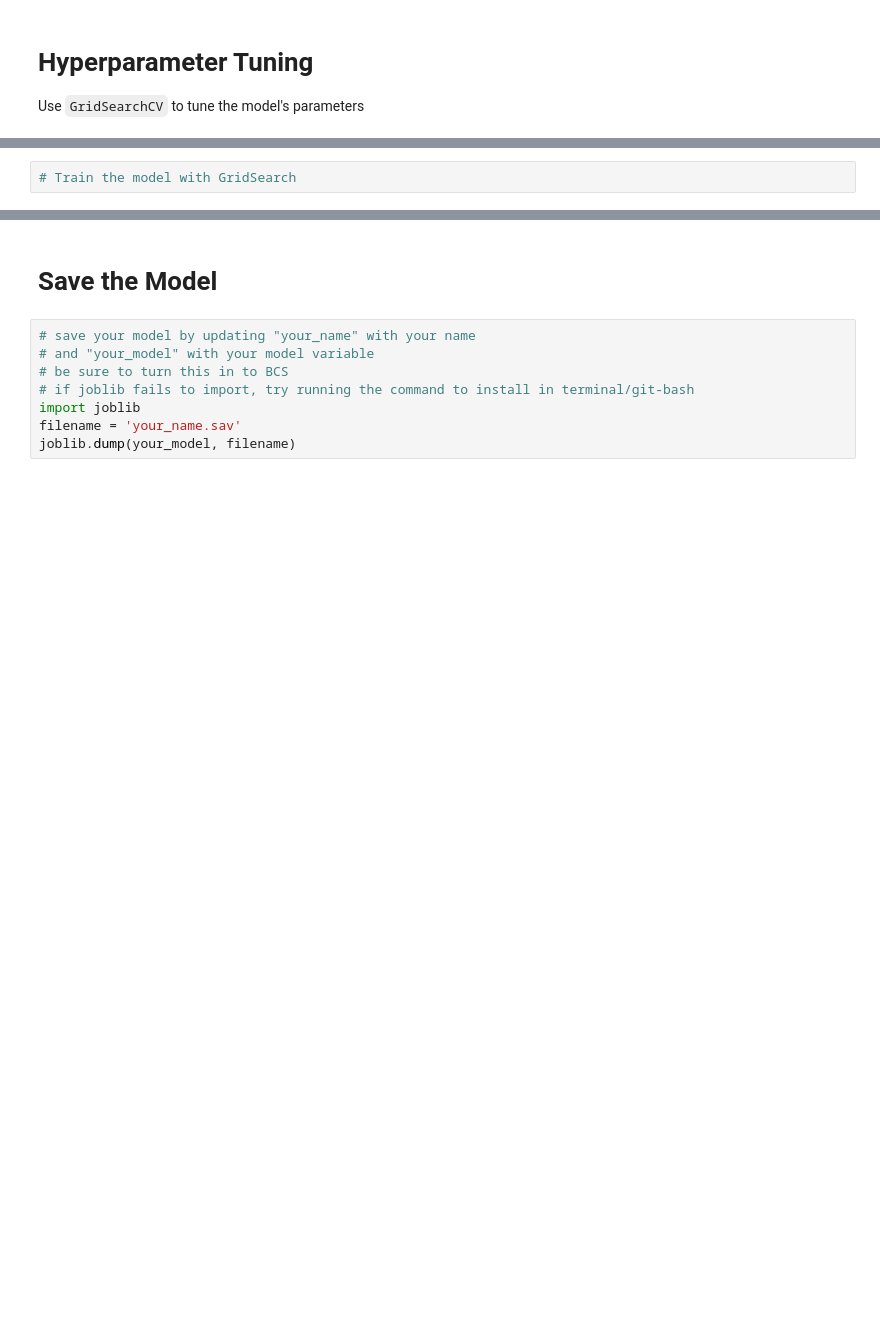
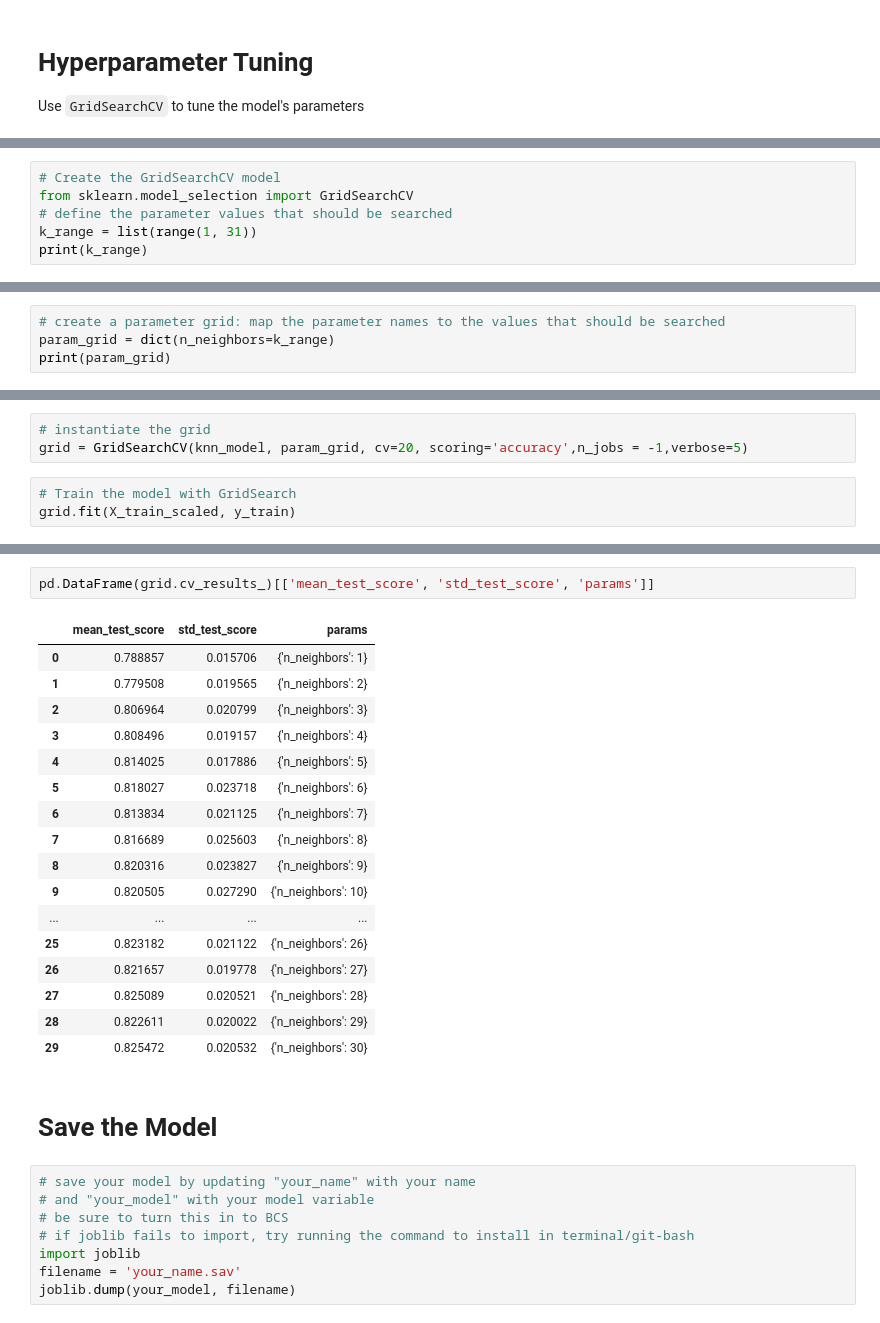
Before and after one commit to crogar/machine-learning-challenge, a Jupyter notebook: starter_code/model_2_Classification_KNN.ipynb, the cells around one changed output, grey strips where cells are left out. Cells and saved outputs as stored; diff of their text form; blank space fills up the shorter version.

```diff
--- a/starter_code/model_2_Classification_KNN.ipynb
+++ b/starter_code/model_2_Classification_KNN.ipynb
@@ -181,0 +180,6 @@ Use `GridSearchCV` to tune the model's parameters
+# %%
+# Create the GridSearchCV model
+from sklearn.model_selection import GridSearchCV
+# define the parameter values that should be searched
+k_range = list(range(1, 31))
+print(k_range)
@@ -181,0 +188,4 @@ Use `GridSearchCV` to tune the model's parameters
+# %%
+# create a parameter grid: map the parameter names to the values that should be searched
+param_grid = dict(n_neighbors=k_range)
+print(param_grid)
@@ -182,2 +194,6 @@ Use `GridSearchCV` to tune the model's parameters
+# %%
+# instantiate the grid
+grid = GridSearchCV(knn_model, param_grid, cv=20, scoring='accuracy',n_jobs = -1,verbose=5)
 # %%
 # Train the model with GridSearch
+grid.fit(X_train_scaled, y_train)
@@ -189,3 +220,23 @@ NameError: name 'grid2' is not defined
+# %%
+pd.DataFrame(grid.cv_results_)[['mean_test_score', 'std_test_score', 'params']]
+# %% [output]
+|  | mean_test_score | std_test_score | params |
+| 0 | 0.788857 | 0.015706 | {'n_neighbors': 1} |
+| 1 | 0.779508 | 0.019565 | {'n_neighbors': 2} |
+| 2 | 0.806964 | 0.020799 | {'n_neighbors': 3} |
+| 3 | 0.808496 | 0.019157 | {'n_neighbors': 4} |
+| 4 | 0.814025 | 0.017886 | {'n_neighbors': 5} |
+| 5 | 0.818027 | 0.023718 | {'n_neighbors': 6} |
+| 6 | 0.813834 | 0.021125 | {'n_neighbors': 7} |
+| 7 | 0.816689 | 0.025603 | {'n_neighbors': 8} |
+| 8 | 0.820316 | 0.023827 | {'n_neighbors': 9} |
+| 9 | 0.820505 | 0.027290 | {'n_neighbors': 10} |
+| ... | ... | ... | ... |
+| 25 | 0.823182 | 0.021122 | {'n_neighbors': 26} |
+| 26 | 0.821657 | 0.019778 | {'n_neighbors': 27} |
+| 27 | 0.825089 | 0.020521 | {'n_neighbors': 28} |
+| 28 | 0.822611 | 0.020022 | {'n_neighbors': 29} |
+| 29 | 0.825472 | 0.020532 | {'n_neighbors': 30} |
 # %% [markdown]
 # Save the Model
 # %%
```
Also changed, not shown: parts of 18 cells of this notebook.
